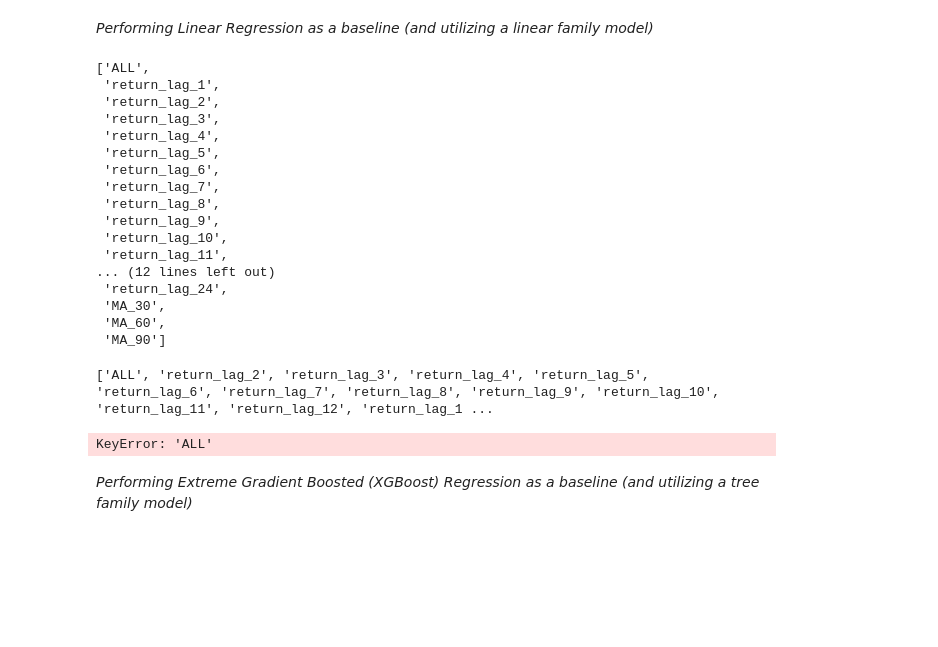
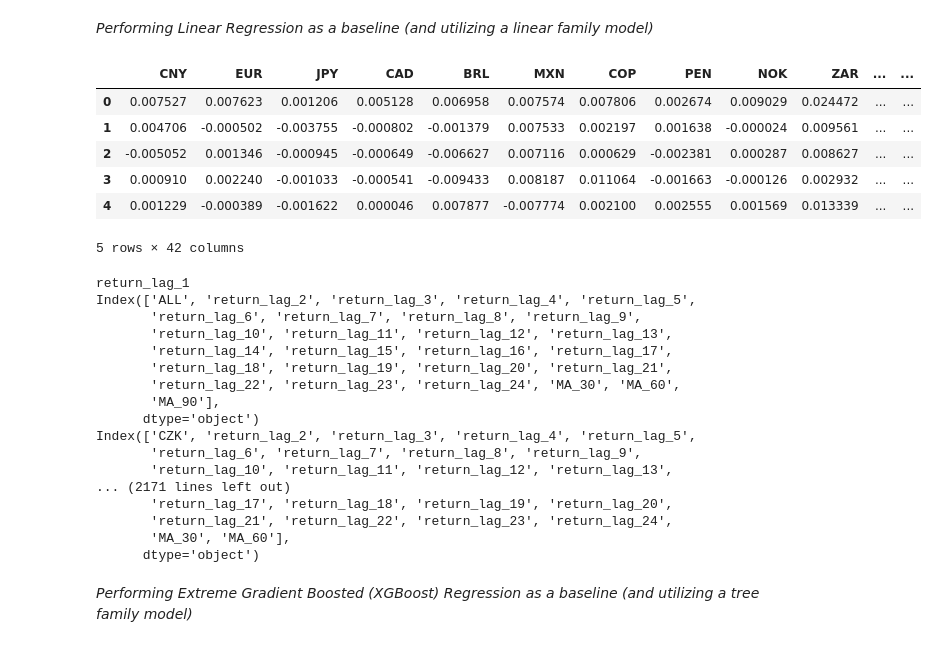
Before and after one commit to joehiggi/siads-696, a Jupyter notebook: src/siads_696_1.ipynb, the cells around one changed output. Drawn from its saved outputs; the diff is of its cells as text; code cells hidden in the pictures; blank space fills up the shorter version.

```diff
--- a/src/siads_696_1.ipynb
+++ b/src/siads_696_1.ipynb
@@ -837,28 +837,16 @@ xgb_df = pd.DataFrame({"anchor": ls_1, "neighbor": ls_0[1]})
 # %%
 # Importing data
 neighbor_groups, df_anchor_neighor, df_log_return_pca = load_data()
 df_log_return_pca.head()
-
-
-list(create_lag("ALL", df_log_return_pca[["ALL"]]).columns)
+# list(create_lag("ALL", df_log_return_pca[["ALL"]]).columns)
 # %% [output]
+|  | CNY | EUR | JPY | CAD | BRL | MXN | COP | PEN | NOK | ZAR | ... | ... |
+| 0 | 0.007527 | 0.007623 | 0.001206 | 0.005128 | 0.006958 | 0.007574 | 0.007806 | 0.002674 | 0.009029 | 0.024472 | ... | ... |
+| 1 | 0.004706 | -0.000502 | -0.003755 | -0.000802 | -0.001379 | 0.007533 | 0.002197 | 0.001638 | -0.000024 | 0.009561 | ... | ... |
+| 2 | -0.005052 | 0.001346 | -0.000945 | -0.000649 | -0.006627 | 0.007116 | 0.000629 | -0.002381 | 0.000287 | 0.008627 | ... | ... |
+| 3 | 0.000910 | 0.002240 | -0.001033 | -0.000541 | -0.009433 | 0.008187 | 0.011064 | -0.001663 | -0.000126 | 0.002932 | ... | ... |
+| 4 | 0.001229 | -0.000389 | -0.001622 | 0.000046 | 0.007877 | -0.007774 | 0.002100 | 0.002555 | 0.001569 | 0.013339 | ... | ... |
-['ALL',
- 'return_lag_1',
- 'return_lag_2',
- 'return_lag_3',
- 'return_lag_4',
- 'return_lag_5',
- 'return_lag_6',
- 'return_lag_7',
- 'return_lag_8',
- 'return_lag_9',
- 'return_lag_10',
- 'return_lag_11',
-... (12 lines left out)
- 'return_lag_24',
- 'MA_30',
- 'MA_60',
- 'MA_90']
+5 rows × 42 columns
 # %%
 # Importing data
 neighbor_groups, df_anchor_neighor, df_log_return_pca = load_data()
@@ -872,8 +860,10 @@ df_1 = df_log_return_pca
 
 # List of df_1 columns
 # # TODO - remove this filter
-ls_0 = list(create_lag("ALL", df_1[["ALL"]]).columns)
-ls_1[
+# ls_0 = list(create_lag("ALL", df_1[["ALL"]]).columns)
+
+# List of features to ablate
+ls_1 = [
     "return_lag_1",
     "return_lag_2",
     "return_lag_3",
@@ -900,11 +890,11 @@ ls_1[
     "return_lag_24",
     "MA_30",
     "MA_60",
-]  # Removed "MA_90" so the list can bottom out
+    "MA_90",
+]
 
 for ablated in ls_1:
-    ls_0.remove(str(ablated))
-    print(ls_0)
+    print(ablated)
 
     # Looping through each anchor-neighbor pair
     for i, j in zip(df_anchor_neighor["anchor"], df_anchor_neighor["neighbor"]):
@@ -915,7 +905,12 @@ for ablated in ls_1:
         df_1 = df_log_return_pca[[i, j]]
         df_1 = df_1.drop(columns=[i])
         df_1 = create_lag(j, df_1)
-        df_1 = df_1[ablated]
+
+        ls_0 = list(df_1.columns)
+        ls_0.remove(str(ablated))
+
+        df_1 = df_1[ls_0]
+        print(df_1.columns)
 
         # Time-based train-test split
         df_1["target"] = df_1[j].shift(-1)
@@ -978,8 +973,23 @@ for ablated in ls_1:
 
 final_df.to_csv("../data/output/ablation_study_lr_results.csv", sep="|", index=False)
 # %% [output]
-['ALL', 'return_lag_2', 'return_lag_3', 'return_lag_4', 'return_lag_5', 'return_lag_6', 'return_lag_7', 'return_lag_8', 'return_lag_9', 'return_lag_10', 'return_lag_11', 'return_lag_12', 'return_lag_1 ...
+return_lag_1
+Index(['ALL', 'return_lag_2', 'return_lag_3', 'return_lag_4', 'return_lag_5',
+       'return_lag_6', 'return_lag_7', 'return_lag_8', 'return_lag_9',
+       'return_lag_10', 'return_lag_11', 'return_lag_12', 'return_lag_13',
+       'return_lag_14', 'return_lag_15', 'return_lag_16', 'return_lag_17',
+       'return_lag_18', 'return_lag_19', 'return_lag_20', 'return_lag_21',
+       'return_lag_22', 'return_lag_23', 'return_lag_24', 'MA_30', 'MA_60',
+       'MA_90'],
+      dtype='object')
+Index(['CZK', 'return_lag_2', 'return_lag_3', 'return_lag_4', 'return_lag_5',
+       'return_lag_6', 'return_lag_7', 'return_lag_8', 'return_lag_9',
+       'return_lag_10', 'return_lag_11', 'return_lag_12', 'return_lag_13',
+... (2171 lines left out)
+       'return_lag_17', 'return_lag_18', 'return_lag_19', 'return_lag_20',
+       'return_lag_21', 'return_lag_22', 'return_lag_23', 'return_lag_24',
+       'MA_30', 'MA_60'],
+      dtype='object')
-KeyError: 'ALL'
 # %%
 # Importing data
 neighbor_groups, df_anchor_neighor, df_log_return_pca = load_data()
```
